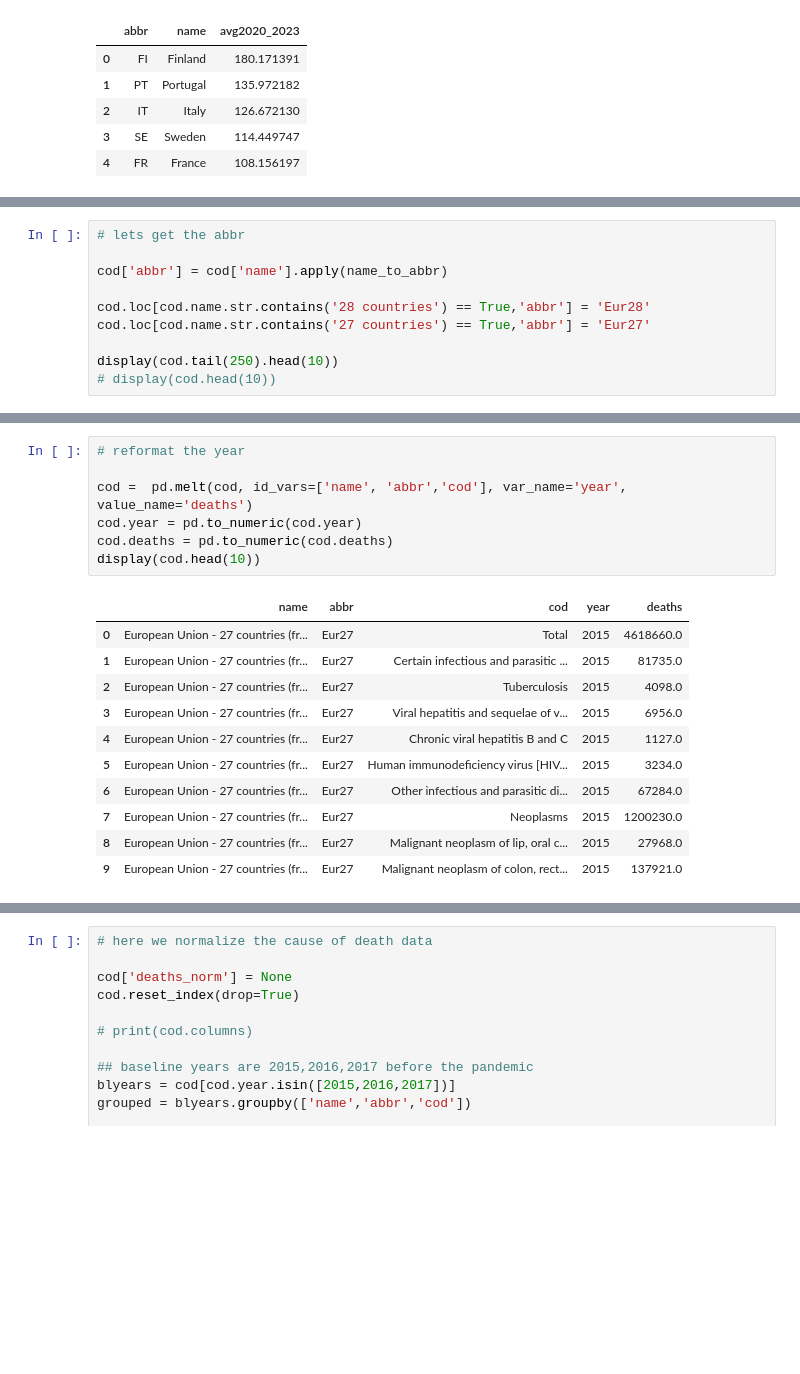
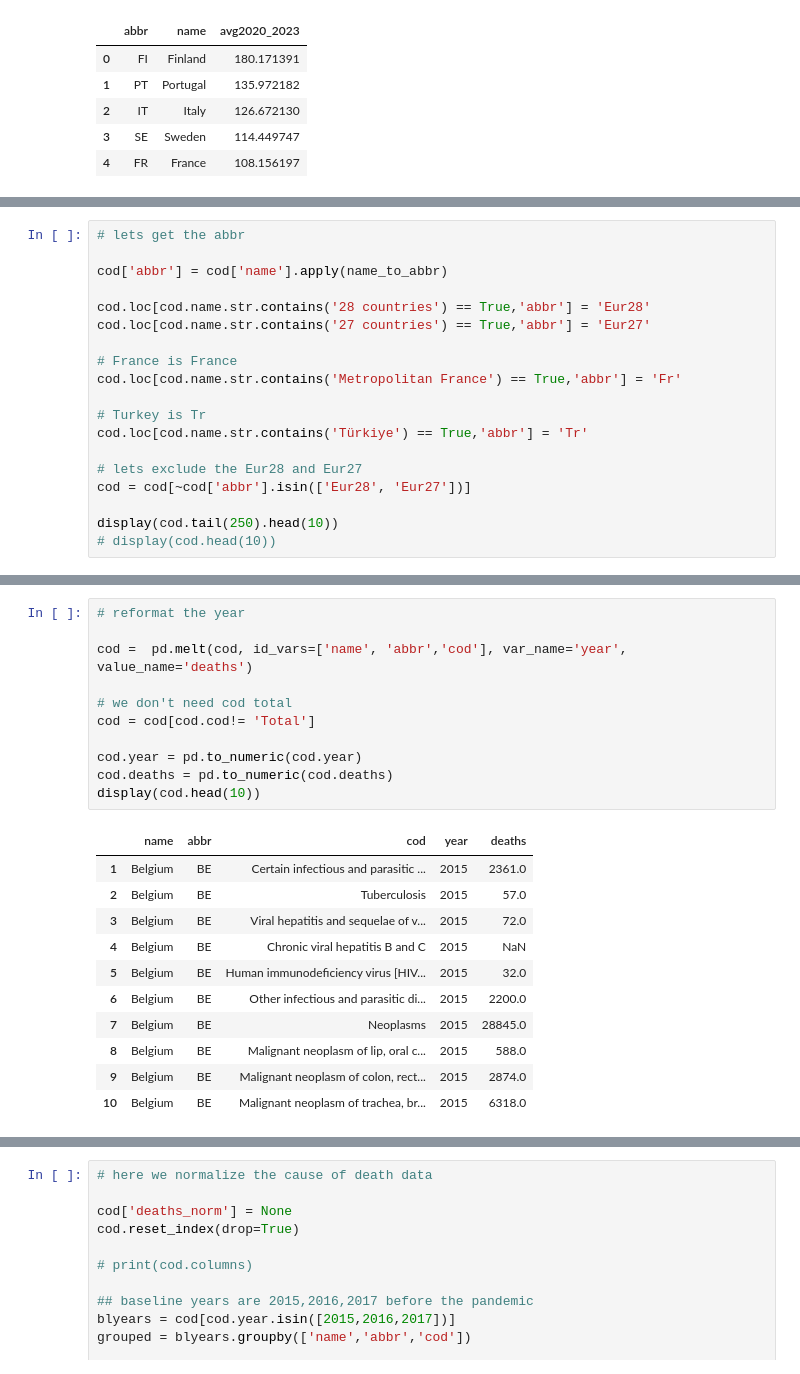
Before and after one commit to jgarza9788/Excess_Mortality_And_Vaccines_In_Europe, a Jupyter notebook: main_v2.ipynb, the cells around one changed output, grey strips where cells are left out. Cells and saved outputs as stored; diff of their text form; blank space fills up the shorter version.

```diff
--- a/main_v2.ipynb
+++ b/main_v2.ipynb
@@ -287,6 +396,15 @@ cod['abbr'] = cod['name'].apply(name_to_abbr)
 cod.loc[cod.name.str.contains('28 countries') == True,'abbr'] = 'Eur28'
 cod.loc[cod.name.str.contains('27 countries') == True,'abbr'] = 'Eur27'
 
+# France is France
+cod.loc[cod.name.str.contains('Metropolitan France') == True,'abbr'] = 'Fr'
+
+# Turkey is Tr
+cod.loc[cod.name.str.contains('Türkiye') == True,'abbr'] = 'Tr'
+
+# lets exclude the Eur28 and Eur27
+cod = cod[~cod['abbr'].isin(['Eur28', 'Eur27'])]
+
 display(cod.tail(250).head(10))
 # display(cod.head(10))
 # %% [output]
@@ -304,19 +422,23 @@ display(cod.tail(250).head(10))
 # %%
 # reformat the year
 
 cod =  pd.melt(cod, id_vars=['name', 'abbr','cod'], var_name='year', value_name='deaths')
+
+# we don't need cod total
+cod = cod[cod.cod!= 'Total']
+
 cod.year = pd.to_numeric(cod.year)
 cod.deaths = pd.to_numeric(cod.deaths)
 display(cod.head(10))
 # %% [output]
 |  | name | abbr | cod | year | deaths |
-| 0 | European Union - 27 countries (fr... | Eur27 | Total | 2015 | 4618660.0 |
-| 1 | European Union - 27 countries (fr... | Eur27 | Certain infectious and parasitic ... | 2015 | 81735.0 |
-| 2 | European Union - 27 countries (fr... | Eur27 | Tuberculosis | 2015 | 4098.0 |
-| 3 | European Union - 27 countries (fr... | Eur27 | Viral hepatitis and sequelae of v... | 2015 | 6956.0 |
-| 4 | European Union - 27 countries (fr... | Eur27 | Chronic viral hepatitis B and C | 2015 | 1127.0 |
-| 5 | European Union - 27 countries (fr... | Eur27 | Human immunodeficiency virus [HIV... | 2015 | 3234.0 |
-| 6 | European Union - 27 countries (fr... | Eur27 | Other infectious and parasitic di... | 2015 | 67284.0 |
-| 7 | European Union - 27 countries (fr... | Eur27 | Neoplasms | 2015 | 1200230.0 |
-| 8 | European Union - 27 countries (fr... | Eur27 | Malignant neoplasm of lip, oral c... | 2015 | 27968.0 |
-| 9 | European Union - 27 countries (fr... | Eur27 | Malignant neoplasm of colon, rect... | 2015 | 137921.0 |
+| 1 | Belgium | BE | Certain infectious and parasitic ... | 2015 | 2361.0 |
+| 2 | Belgium | BE | Tuberculosis | 2015 | 57.0 |
+| 3 | Belgium | BE | Viral hepatitis and sequelae of v... | 2015 | 72.0 |
+| 4 | Belgium | BE | Chronic viral hepatitis B and C | 2015 | NaN |
+| 5 | Belgium | BE | Human immunodeficiency virus [HIV... | 2015 | 32.0 |
+| 6 | Belgium | BE | Other infectious and parasitic di... | 2015 | 2200.0 |
+| 7 | Belgium | BE | Neoplasms | 2015 | 28845.0 |
+| 8 | Belgium | BE | Malignant neoplasm of lip, oral c... | 2015 | 588.0 |
+| 9 | Belgium | BE | Malignant neoplasm of colon, rect... | 2015 | 2874.0 |
+| 10 | Belgium | BE | Malignant neoplasm of trachea, br... | 2015 | 6318.0 |
```
Also changed, not shown: parts of 16 cells of this notebook, 1 other file.
